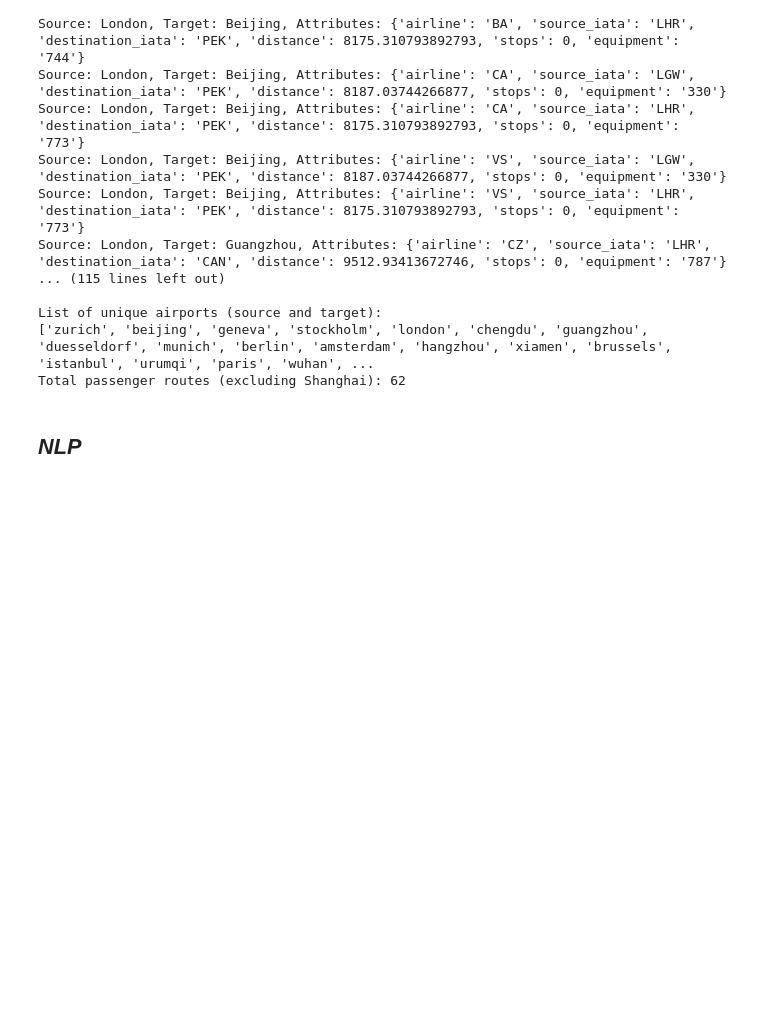
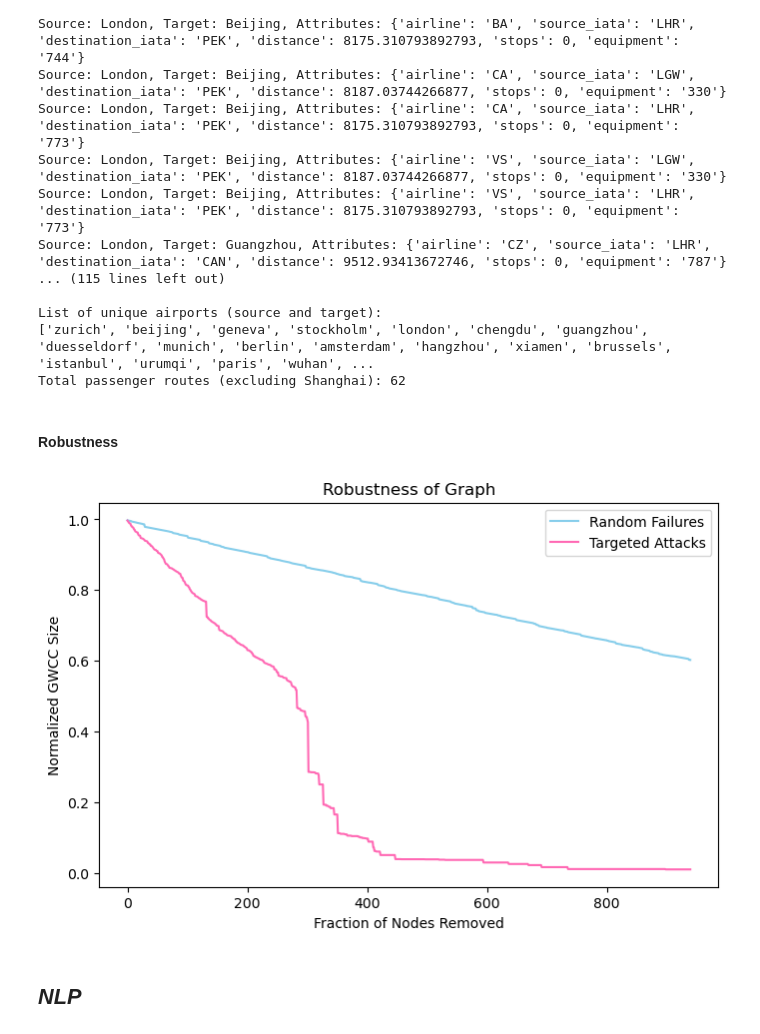
Before and after one commit to XIANALEE0508/02805-FP-G20, a Jupyter notebook: 02805 Final Projects.ipynb, the cells around one changed output. Drawn from its saved outputs; the diff is of its cells as text; code cells hidden in the pictures; blank space fills up the shorter version.

```diff
--- a/02805 Final Projects.ipynb
+++ b/02805 Final Projects.ipynb
@@ -1293,6 +1293,57 @@ Source: London, Target: Guangzhou, Attributes: {'airline': 'CZ', 'source_iata':
 List of unique airports (source and target):
 ['zurich', 'beijing', 'geneva', 'stockholm', 'london', 'chengdu', 'guangzhou', 'duesseldorf', 'munich', 'berlin', 'amsterdam', 'hangzhou', 'xiamen', 'brussels', 'istanbul', 'urumqi', 'paris', 'wuhan', ...
 Total passenger routes (excluding Shanghai): 62
+# %% [markdown]
+####  Robustness
+# %%
+import random
+
+def measure_robustness_fixed(G, attack_type="random", remove_fraction=0.3):
+
+    graph = G.copy()
+    num_nodes = len(graph.nodes)
+    remove_count = int(remove_fraction * num_nodes)
+
+    if attack_type == "random":
+        # Randomly remove nodes
+        nodes_to_remove = random.sample(list(graph.nodes), remove_count)
+    elif attack_type == "targeted":
+        # Use total degrees for targeted removal
+        nodes_and_degrees = zip(graph.nodes, total_degrees)
+        nodes_to_remove = sorted(nodes_and_degrees, key=lambda x: x[1], reverse=True)[:remove_count]
+        nodes_to_remove = [node for node, degree in nodes_to_remove]
+    else:
+        raise ValueError("Unsupported attack type. Use 'random' or 'targeted'.")
+
+    gwcc_sizes = []
+    for node in nodes_to_remove:
+        if node in graph.nodes:  # Ensure the node exists before removal
+            graph.remove_node(node)
+        # Calculate GWCC
+        if len(graph) > 0:
+            largest_weakly_connected = max(nx.weakly_connected_components(graph), key=len)
+            gwcc_size = len(largest_weakly_connected)
+        else:
+            gwcc_size = 0  # No nodes left
+        gwcc_sizes.append(gwcc_size / num_nodes)  # Normalize
+
+    return gwcc_sizes
+
+# Test the function
+random_failure_fixed = measure_robustness_fixed(G, attack_type="random", remove_fraction=0.3)
+targeted_attack_fixed = measure_robustness_fixed(G, attack_type="targeted", remove_fraction=0.3)
+
+# Plot the results
+plt.figure(figsize=(8, 5))
+plt.plot(random_failure_fixed, label="Random Failures", color="skyblue")
+plt.plot(targeted_attack_fixed, label="Targeted Attacks", color="hotpink")
+plt.xlabel("Fraction of Nodes Removed")
+plt.ylabel("Normalized GWCC Size")
+plt.title("Robustness of Graph")
+plt.legend()
+plt.show()
+# %% [output]
+[figure, added]
 # %% [markdown]
 ## *NLP*
 # %% [markdown]
```
Also changed, not shown: parts of 5 cells of this notebook.
